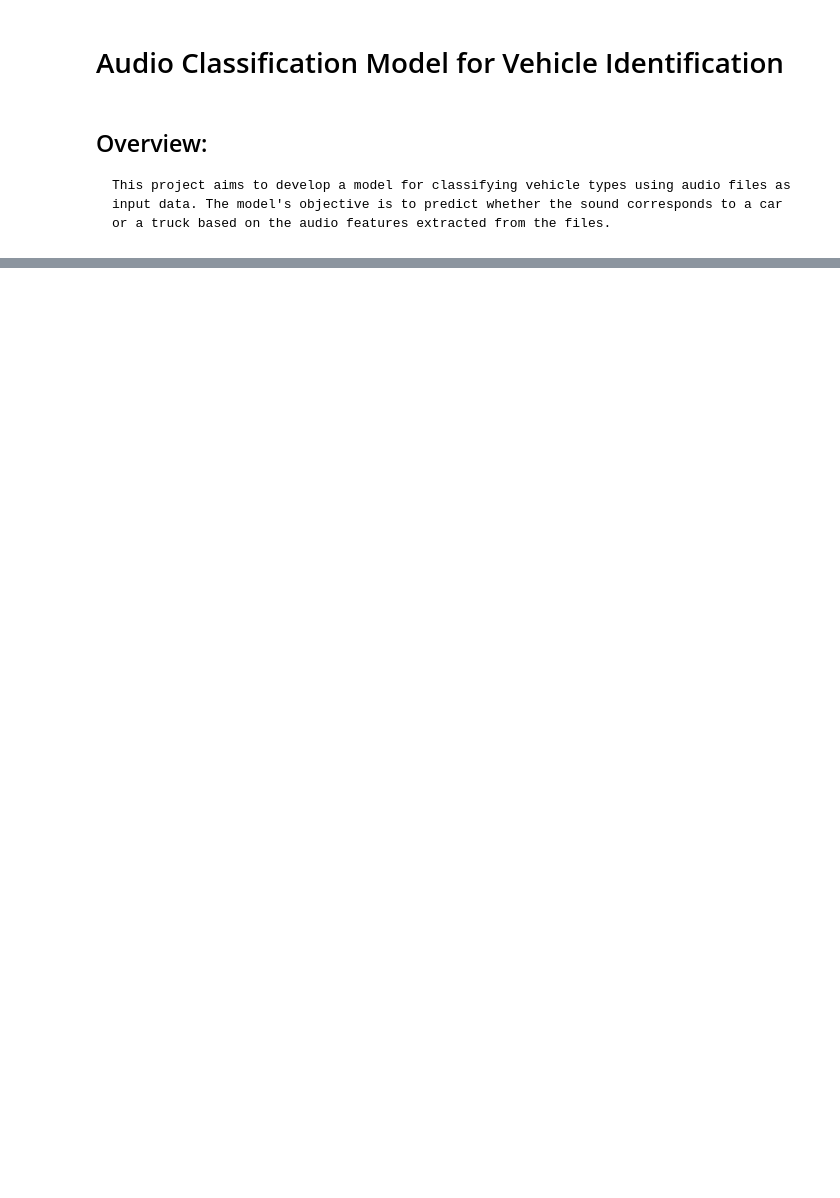
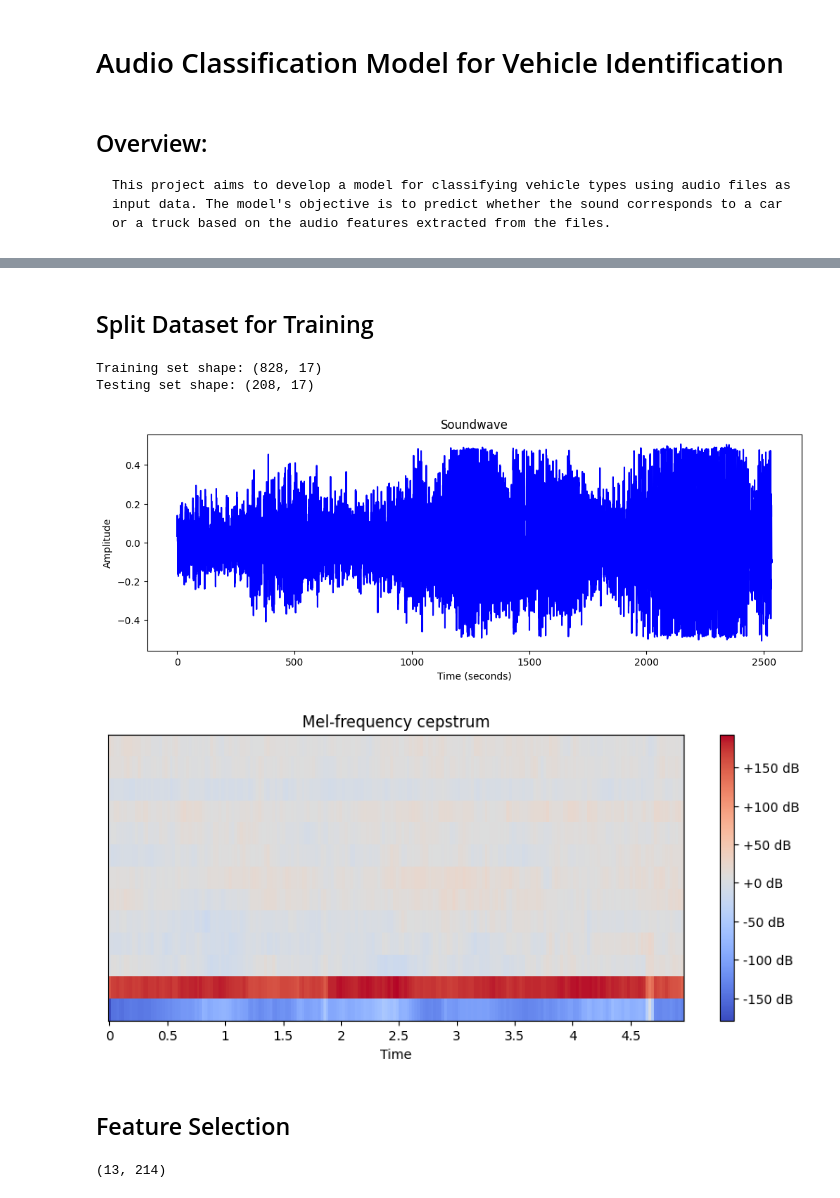
Before and after one commit to bprakashputta/Audio-Classification-Model-for-Vehicle-Identification, a Jupyter notebook: project_file.ipynb, the cells around one changed output, grey strips where cells are left out. Cells and saved outputs as stored; diff of their text form; code cells hidden in the pictures; blank space fills up the shorter version.

Commit message:
Preprocessed dataset and split it for training model

```diff
--- a/project_file.ipynb
+++ b/project_file.ipynb
@@ -198,0 +111,3 @@ print(filtered_df.head())
+# %%
+# Drop Null values for audio path
+df = df.dropna(subset=['audio_path'])
@@ -198,0 +125,3 @@ print(filtered_df.head())
+# %%
+df = df[(df['cls'] == 2) | (df['cls'] == 7)]
+len(df)
@@ -198,0 +157,65 @@ print(filtered_df.head())
+# %%
+# Remove duplicate entries from the DataFrame based on the 'audio_path' column
+df = df.drop_duplicates(subset=['audio_path'])
+# %% [markdown]
+## Split Dataset for Training
+# %%
+from sklearn.model_selection import train_test_split
+
+# Define the target variable (y)
+y = df['cls']  # Target variable
+
+# Split the data into training and testing sets
+df_train, df_test, y_train, y_test = train_test_split(df, y, test_size=0.2, random_state=42)
+
+# Print the shapes of the training and testing sets
+print("Training set shape:", df_train.shape)
+print("Testing set shape:", df_test.shape)
+# %% [output]
+Training set shape: (828, 17)
+Testing set shape: (208, 17)
+# %%
+import os
+import librosa
+import numpy as np
+import matplotlib.pyplot as plt
+
+def preprocess_audio(audio_path, target_sr=22050, n_mfcc=13):
+    """Load audio file, normalize, and extract MFCC features."""
+    # Load audio file
+    y, sr = librosa.load(audio_path, sr=target_sr)
+
+    time = librosa.times_like(y, sr=sr)
+
+    # Normalize audio waveform
+    y_normalized = librosa.util.normalize(y)
+
+    # Extract Mel-Frequency Cepstral Coefficients (MFCCs)
+    mfccs = librosa.feature.mfcc(y=y_normalized, sr=sr, n_mfcc=n_mfcc)
+
+    return y, time, mfccs
+
+y, time, mfccs = preprocess_audio('traffic_data/snd/2024-02-24_h/120033_900000_.mp3')
+# %%
+
+plt.figure(figsize=(12, 4))
+plt.plot(time, y, color='b')
+plt.xlabel('Time (seconds)')
+plt.ylabel('Amplitude')
+plt.title('Soundwave')
+plt.show()
+
+plt.figure(figsize=(10, 4))
+librosa.display.specshow(mfccs, x_axis='time')
+plt.colorbar(format='%+2.0f dB')
+plt.title('Mel-frequency cepstrum')
+plt.show()
+# %% [output]
+[figure, added]
+[figure, added]
+# %% [markdown]
+## Feature Selection
+# %%
+mfccs.shape
+# %% [output]
+(13, 214)
```
Also changed, not shown: parts of 37 cells of this notebook, 1 other file.
